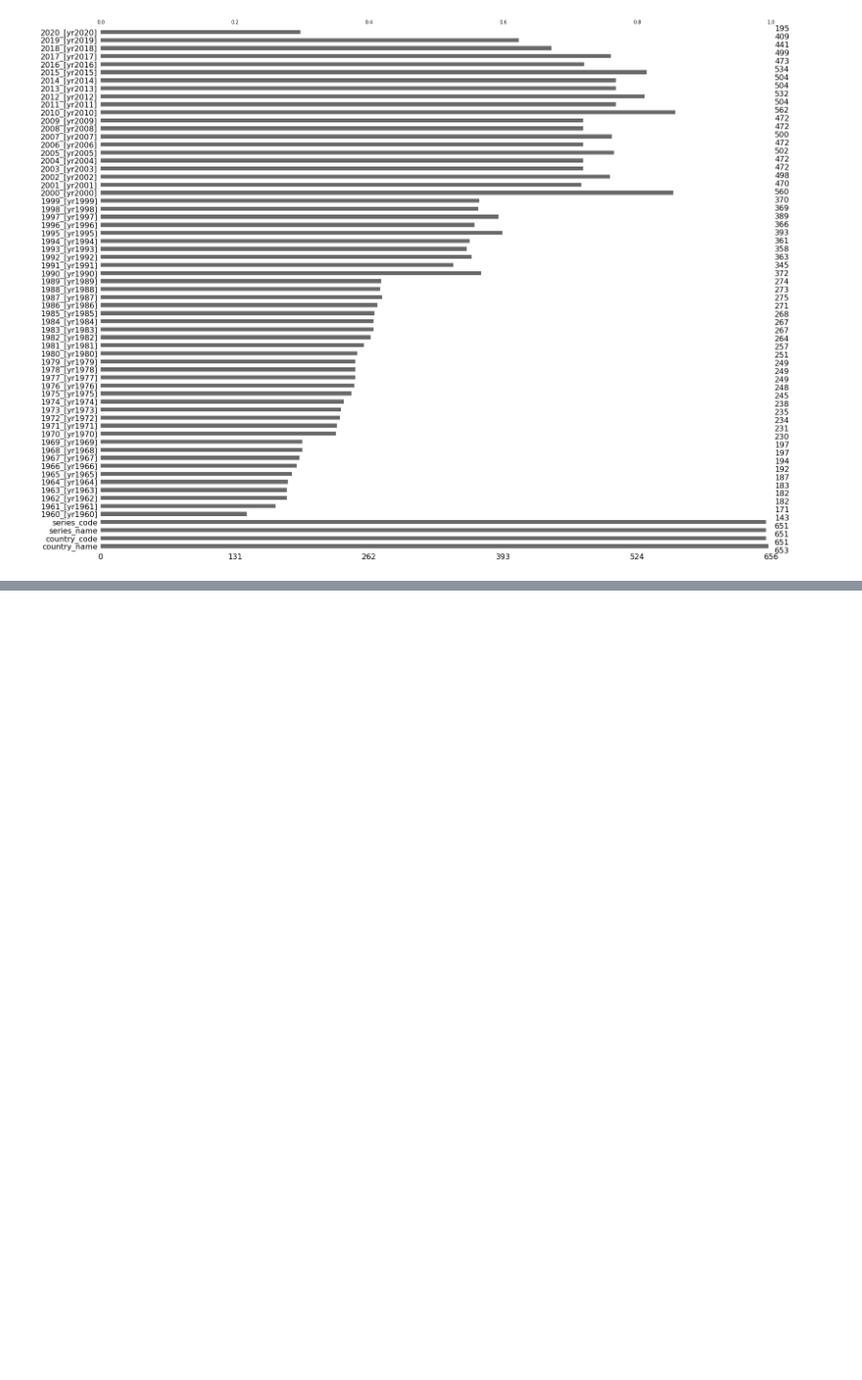
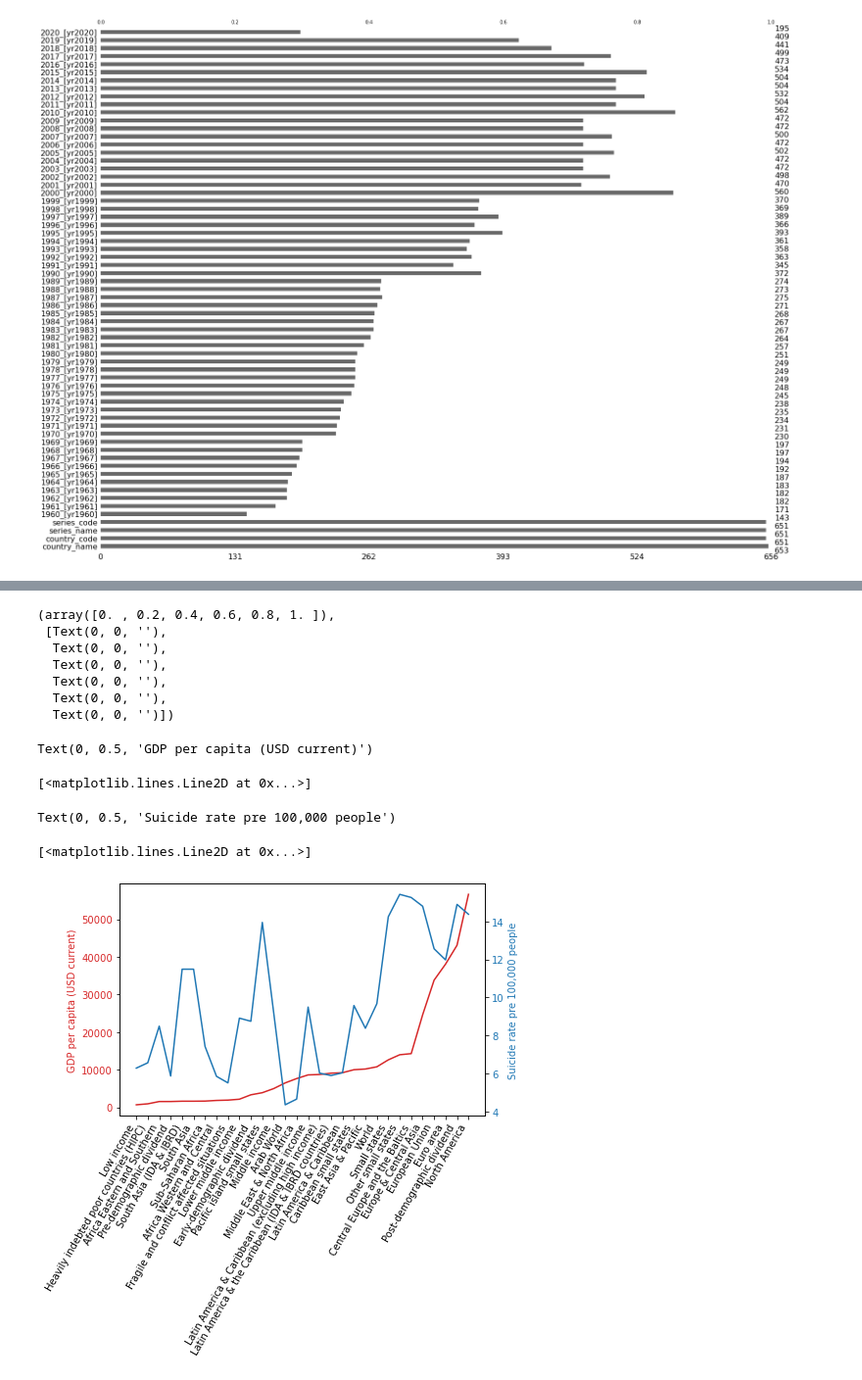
Before and after one commit to ccharp/msds, a Jupyter notebook: 511/a4/a4.ipynb, the cells around one changed output, grey strips where cells are left out. Shown at 98% size. Cells and saved outputs as stored; diff of their text form; code cells hidden in the pictures; blank space fills up the shorter version.

```diff
--- a/511/a4/a4.ipynb
+++ b/511/a4/a4.ipynb
@@ -269,0 +287,38 @@ dtype: float64
+# %%
+plt.rcParams["figure.figsize"] = (7,7)
+
+# Sort df by posotive indicator
+df_2010 = df_2010.sort_values('gdp_per_capita_usd')
+
+# Show snapshot
+fig, ax1 = plt.subplots()
+plt.xticks(rotation=60, ha='right')
+
+color = 'tab:red'
+ax1.set_ylabel('GDP per capita (USD current)', color=color)
+ax1.plot(df_2010.country_name, df_2010.gdp_per_capita_usd, color=color)
+ax1.tick_params(axis='y', labelcolor=color)
+
+ax2 = ax1.twinx()  # instantiate a second axes that shares the same x-axis
+
+color = 'tab:blue'
+ax2.set_ylabel('Suicide rate pre 100,000 people', color=color)  # we already handled the x-label with ax1
+ax2.plot(df_2010.country_name, df_2010.suicide_rate, color=color)
+ax2.tick_params(axis='y', labelcolor=color)
+
+fig.tight_layout()  # otherwise the right y-label is slightly clipped
+
+plt.show()
+# %% [output]
+(array([0. , 0.2, 0.4, 0.6, 0.8, 1. ]),
+ [Text(0, 0, ''),
+  Text(0, 0, ''),
+  Text(0, 0, ''),
+  Text(0, 0, ''),
+  Text(0, 0, ''),
+  Text(0, 0, '')])
+Text(0, 0.5, 'GDP per capita (USD current)')
+[<matplotlib.lines.Line2D at 0x...>]
+Text(0, 0.5, 'Suicide rate pre 100,000 people')
+[<matplotlib.lines.Line2D at 0x...>]
+[figure, added]
```
Also changed, not shown: parts of 15 cells of this notebook.
